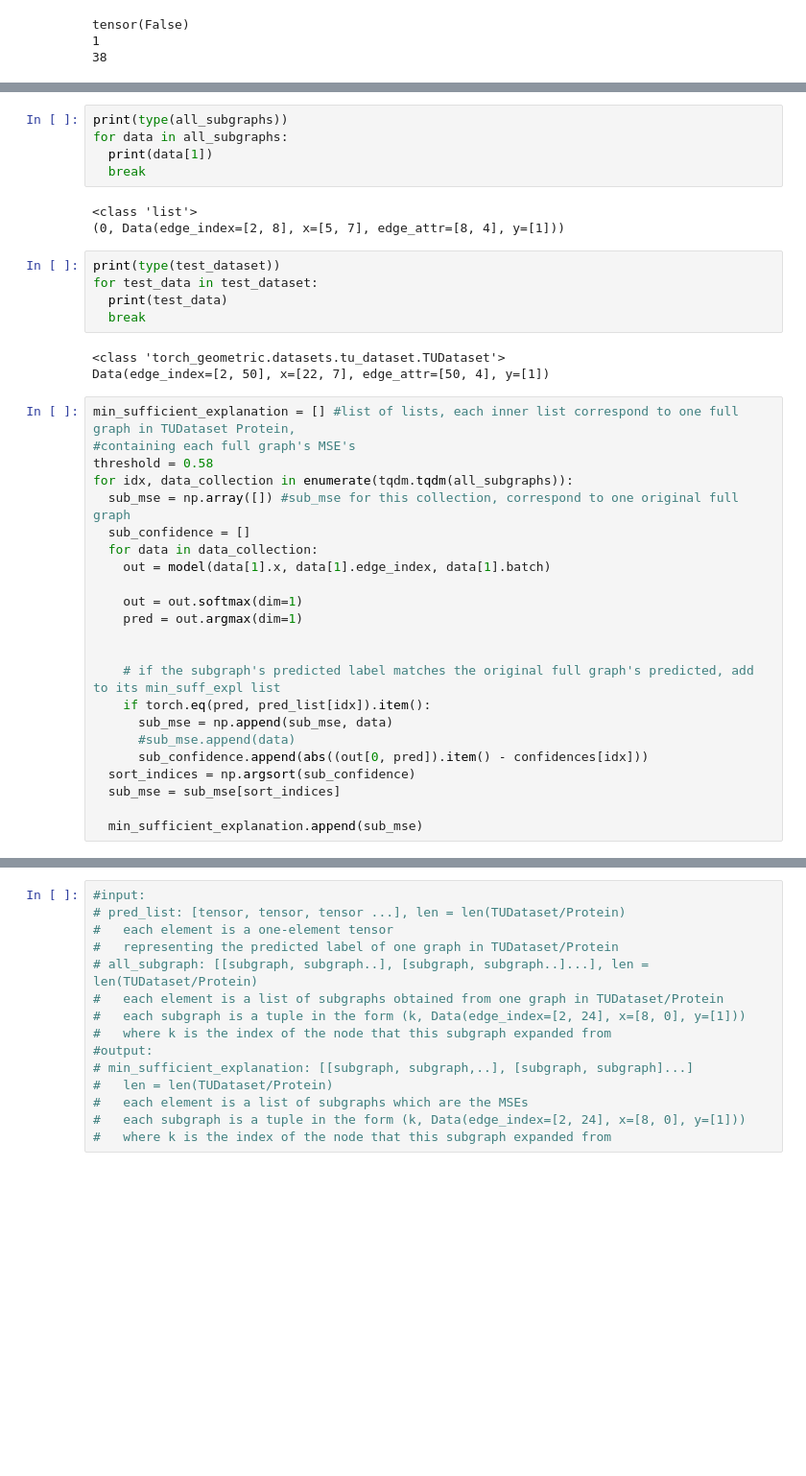
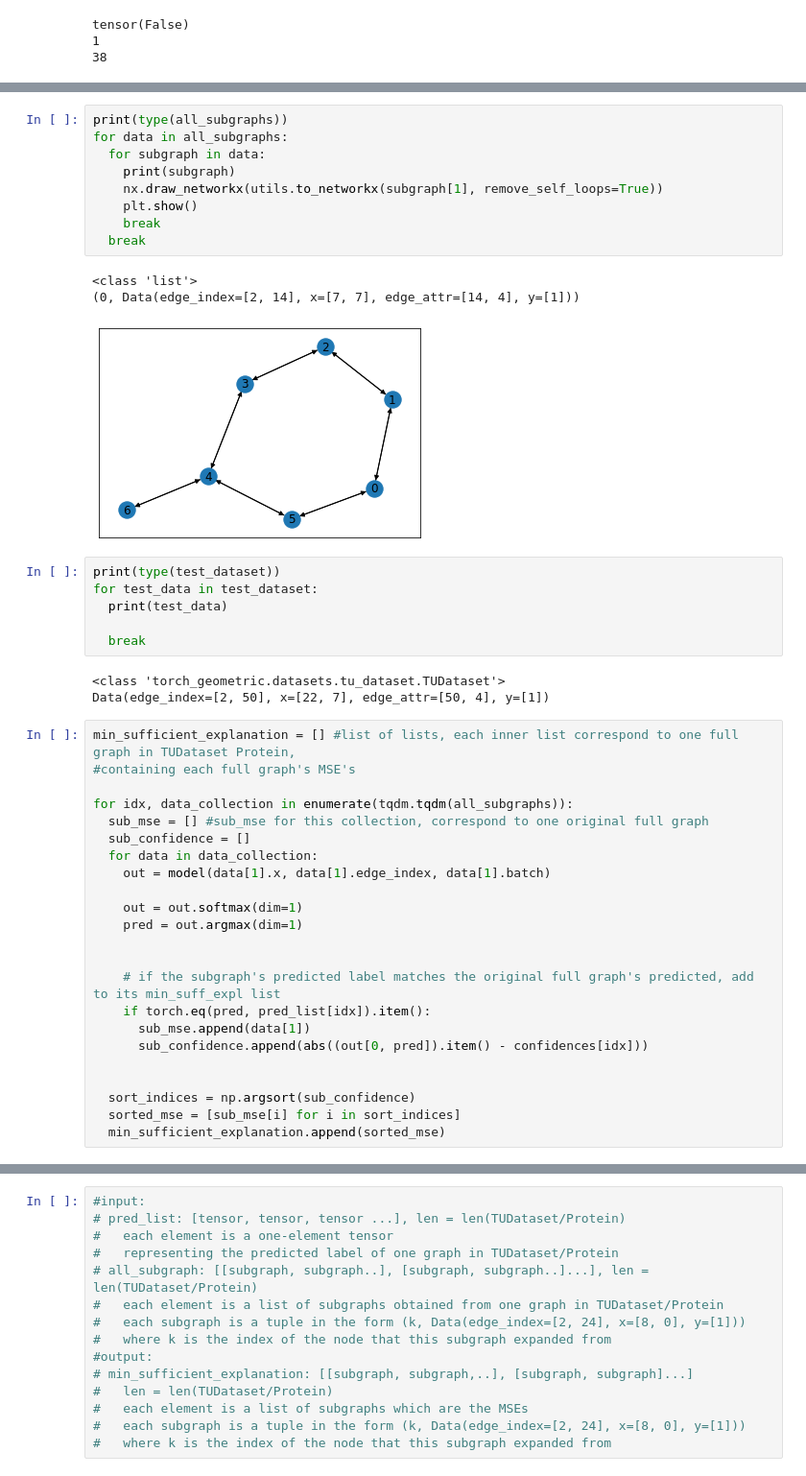
Before and after one commit to ZongyangYue/CS249ExplainGNN, a Jupyter notebook: GCN_MUTAG.ipynb, the cells around one changed output, grey strips where cells are left out. Shown at 96% size. Cells and saved outputs as stored; diff of their text form; blank space fills up the shorter version.

Commit message:
added subgraphs

```diff
--- a/GCN_MUTAG.ipynb
+++ b/GCN_MUTAG.ipynb
@@ -292,25 +296,31 @@ for idx, data in enumerate(tqdm.tqdm(dataset)):
+# %%
+print(type(all_subgraphs))
+for data in all_subgraphs:
+  for subgraph in data:
+    print(subgraph)
+    nx.draw_networkx(utils.to_networkx(subgraph[1], remove_self_loops=True))
+    plt.show()
+    break
+  break
+# %% [output]
+<class 'list'>
+(0, Data(edge_index=[2, 14], x=[7, 7], edge_attr=[14, 4], y=[1]))
+[figure, added]
 # %%
-print(type(all_subgraphs))
-for data in all_subgraphs:
-  print(data[1])
+print(type(test_dataset))
+for test_data in test_dataset:
+  print(test_data)
+
   break
 # %% [output]
-<class 'list'>
-(0, Data(edge_index=[2, 8], x=[5, 7], edge_attr=[8, 4], y=[1]))
+<class 'torch_geometric.datasets.tu_dataset.TUDataset'>
+Data(edge_index=[2, 50], x=[22, 7], edge_attr=[50, 4], y=[1])
-# %%
-print(type(test_dataset))
-for test_data in test_dataset:
-  print(test_data)
-  break
-# %% [output]
-<class 'torch_geometric.datasets.tu_dataset.TUDataset'>
-Data(edge_index=[2, 50], x=[22, 7], edge_attr=[50, 4], y=[1])
 # %%
 min_sufficient_explanation = [] #list of lists, each inner list correspond to one full graph in TUDataset Protein,
 #containing each full graph's MSE's
-threshold = 0.58
+
 for idx, data_collection in enumerate(tqdm.tqdm(all_subgraphs)):
-  sub_mse = np.array([]) #sub_mse for this collection, correspond to one original full graph
+  sub_mse = [] #sub_mse for this collection, correspond to one original full graph
   sub_confidence = []
   for data in data_collection:
     out = model(data[1].x, data[1].edge_index, data[1].batch)
@@ -321,10 +331,10 @@ for idx, data_collection in enumerate(tqdm.tqdm(all_subgraphs)):
 
     # if the subgraph's predicted label matches the original full graph's predicted, add to its min_suff_expl list
     if torch.eq(pred, pred_list[idx]).item():
-      sub_mse = np.append(sub_mse, data)
-      #sub_mse.append(data)
+      sub_mse.append(data[1])
       sub_confidence.append(abs((out[0, pred]).item() - confidences[idx]))
+
+
   sort_indices = np.argsort(sub_confidence)
-  sub_mse = sub_mse[sort_indices]
-
-  min_sufficient_explanation.append(sub_mse)
+  sorted_mse = [sub_mse[i] for i in sort_indices]
+  min_sufficient_explanation.append(sorted_mse)
```
Also changed, not shown: parts of 5 cells of this notebook, 1 other file.
